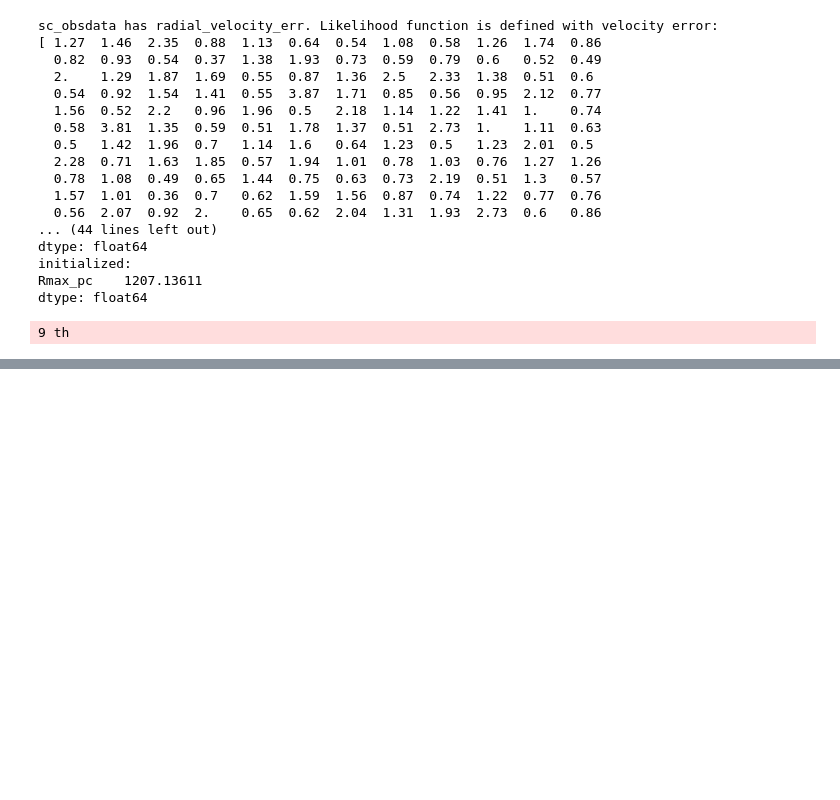
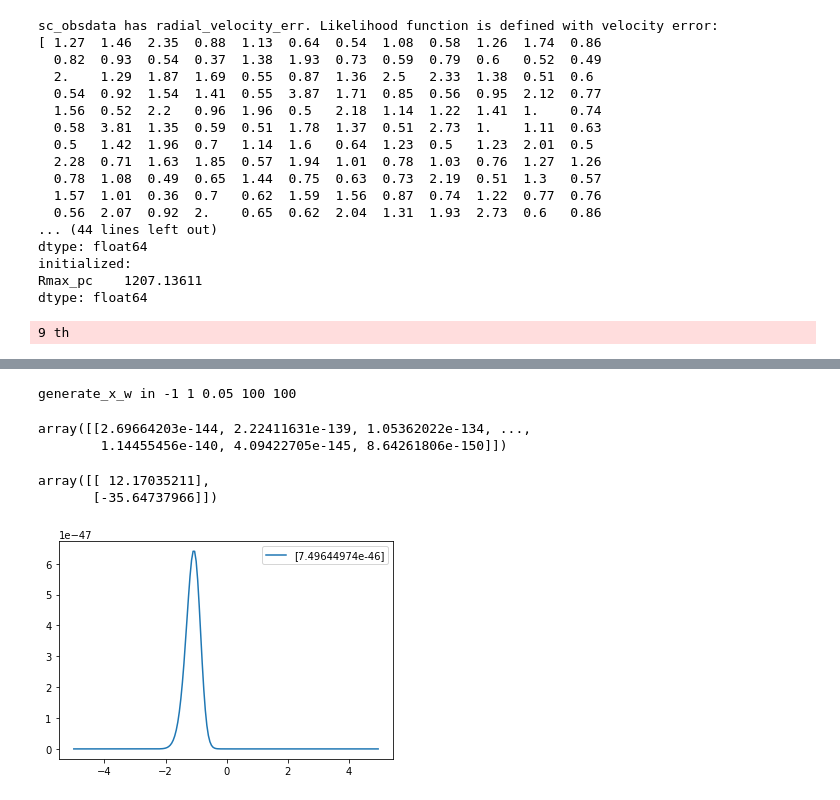
Before and after one commit to gomeshun/pydsph, a Jupyter notebook: sample/test.ipynb, the cells around one changed output, grey strips where cells are left out. Saved outputs shown, nothing was run; the diff lists cells and outputs as text; code cells hidden in the pictures; blank space fills up the shorter version.

```diff
--- a/sample/test.ipynb
+++ b/sample/test.ipynb
@@ -143,0 +181,9 @@ sampler.run_mcmc_epoch('test_spec.csv',nwalkers=64)
+# %%
+np.log10(Jfactor(*chain_arglogj.T.values,return_relerr=True,width=5e-2,pN=100,mN=100))
+# %% [output]
+generate_x_w in -1 1 0.05 100 100
+array([[2.69664203e-144, 2.22411631e-139, 1.05362022e-134, ...,
+        1.14455456e-140, 4.09422705e-145, 8.64261806e-150]])
+array([[ 12.17035211],
+       [-35.64737966]])
+[figure, added]
```
Also changed, not shown: parts of 5 cells of this notebook, 2 other files.
